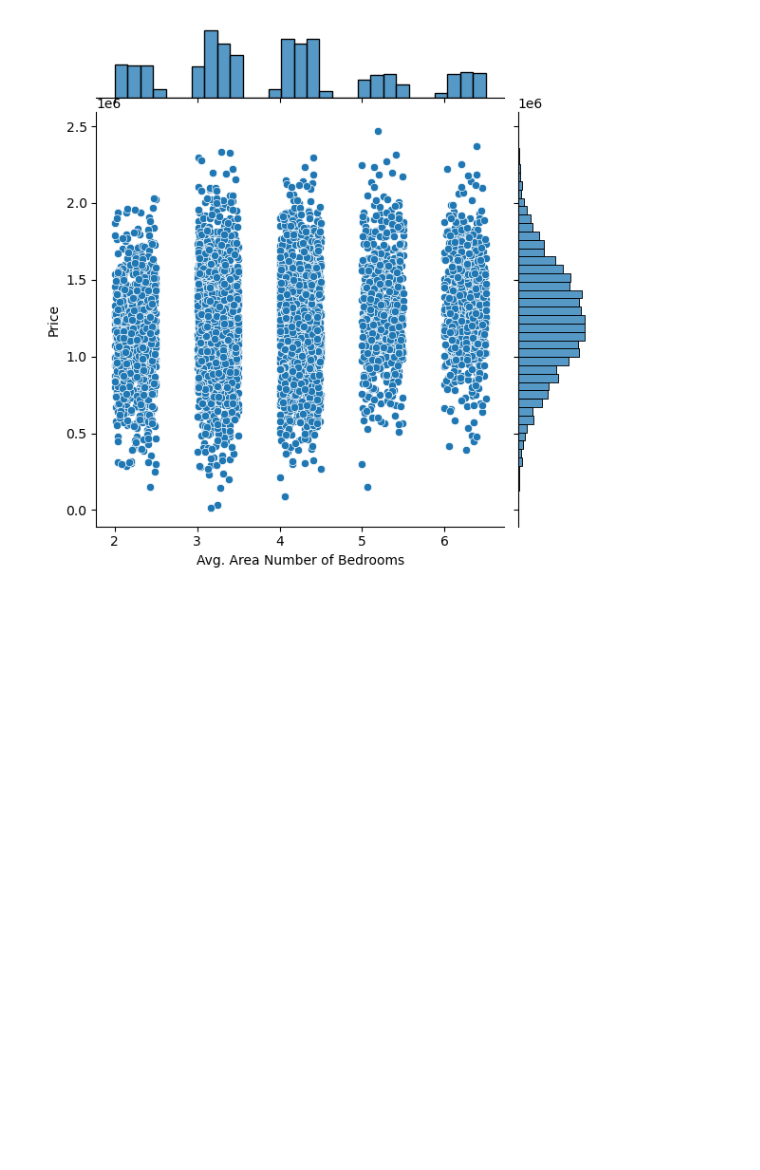
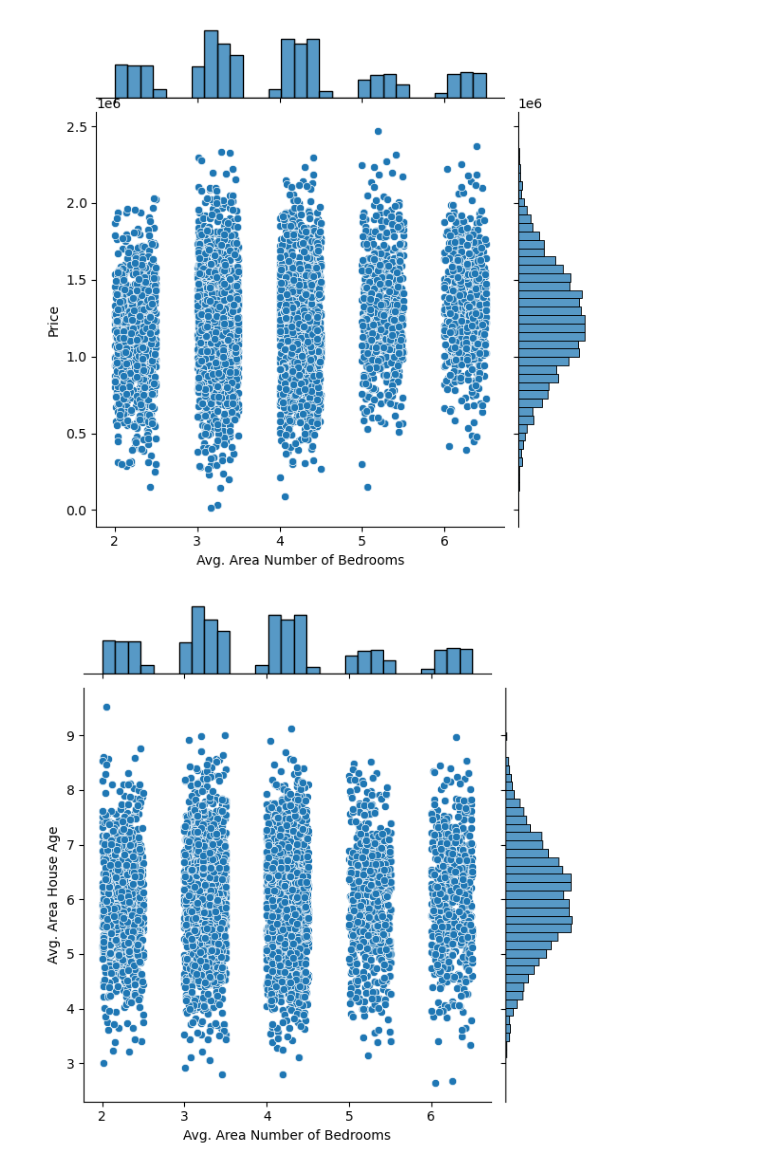
Before and after one commit to seerraa16/USA, a Jupyter notebook: Codigo.ipynb, the cells around one changed output. Saved outputs shown, nothing was run; the diff lists cells and outputs as text; code cells hidden in the pictures; blank space fills up the shorter version.

```diff
--- a/Codigo.ipynb
+++ b/Codigo.ipynb
@@ -94,3 +94,9 @@ sns.jointplot(x='Avg. Area Number of Bedrooms', y='Price', data=df_datos)
 plt.show()
 # %% [output]
 [figure]
+# %%
+# comparamos el numero de dormitorios con la edad de la casa
+sns.jointplot(x='Avg. Area Number of Bedrooms', y='Avg. Area House Age', data=df_datos)
+plt.show()
+# %% [output]
+[figure, added]
```
Also changed, not shown: parts of 2 cells of this notebook.
